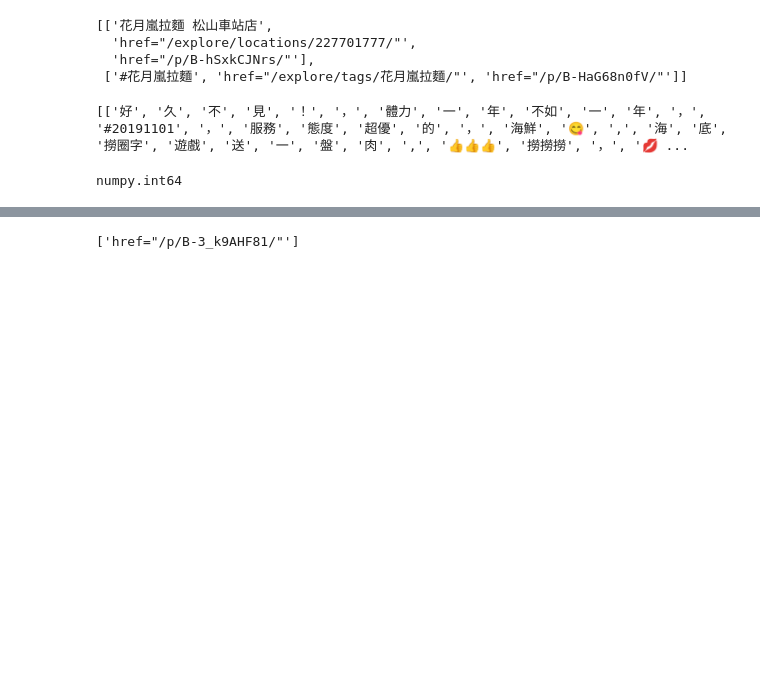
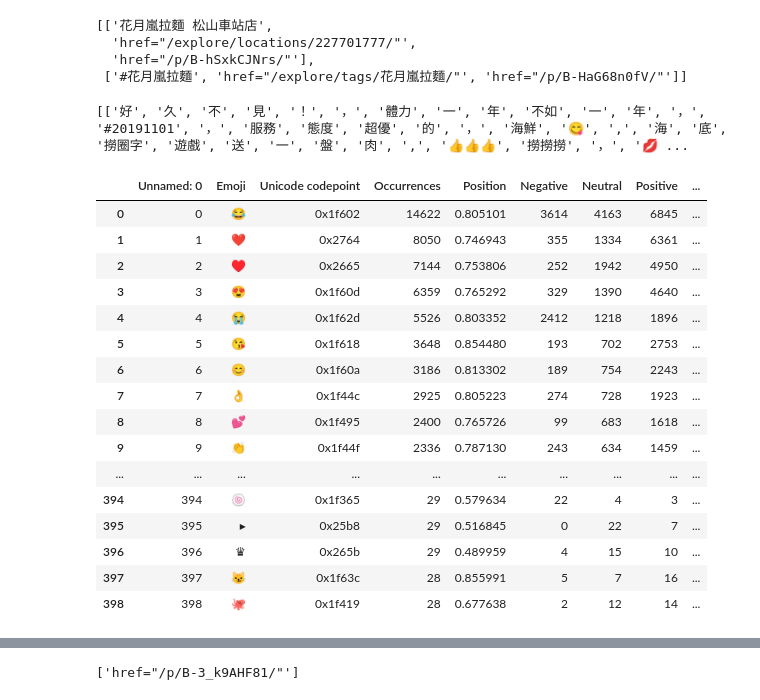
Before and after one commit to r07725012/Thesis_backup, a Jupyter notebook: sentiment_analysis.ipynb, the cells around one changed output, grey strips where cells are left out. Drawn from its saved outputs; the diff is of its cells as text; code cells hidden in the pictures; blank space fills up the shorter version.

```diff
--- a/sentiment_analysis.ipynb
+++ b/sentiment_analysis.ipynb
@@ -128,6 +131,27 @@ print(ws_results)
 #     print(name)
 # %% [output]
 [['好', '久', '不', '見', '！', '，', '體力', '一', '年', '不如', '一', '年', '，', '#20191101', '，', '服務', '態度', '超優', '的', '，', '海鮮', '😋', ',', '海', '底', '撈圈字', '遊戲', '送', '一', '盤', '肉', ',', '👍👍👍', '撈撈撈', '，', '💋 ...
+# %%
+temp_df = pd.read_csv('dataset/dic_trad/Emoji_Sentiment.csv')
+temp_df
+# %% [output]
+|  | Unnamed: 0 | Emoji | Unicode codepoint | Occurrences | Position | Negative | Neutral | Positive | ... |
+| 0 | 0 | 😂 | 0x1f602 | 14622 | 0.805101 | 3614 | 4163 | 6845 | ... |
+| 1 | 1 | ❤ | 0x2764 | 8050 | 0.746943 | 355 | 1334 | 6361 | ... |
+| 2 | 2 | ♥ | 0x2665 | 7144 | 0.753806 | 252 | 1942 | 4950 | ... |
+| 3 | 3 | 😍 | 0x1f60d | 6359 | 0.765292 | 329 | 1390 | 4640 | ... |
+| 4 | 4 | 😭 | 0x1f62d | 5526 | 0.803352 | 2412 | 1218 | 1896 | ... |
+| 5 | 5 | 😘 | 0x1f618 | 3648 | 0.854480 | 193 | 702 | 2753 | ... |
+| 6 | 6 | 😊 | 0x1f60a | 3186 | 0.813302 | 189 | 754 | 2243 | ... |
+| 7 | 7 | 👌 | 0x1f44c | 2925 | 0.805223 | 274 | 728 | 1923 | ... |
+| 8 | 8 | 💕 | 0x1f495 | 2400 | 0.765726 | 99 | 683 | 1618 | ... |
+| 9 | 9 | 👏 | 0x1f44f | 2336 | 0.787130 | 243 | 634 | 1459 | ... |
+| ... | ... | ... | ... | ... | ... | ... | ... | ... | ... |
+| 394 | 394 | 🍥 | 0x1f365 | 29 | 0.579634 | 22 | 4 | 3 | ... |
+| 395 | 395 | ▸ | 0x25b8 | 29 | 0.516845 | 0 | 22 | 7 | ... |
+| 396 | 396 | ♛ | 0x265b | 29 | 0.489959 | 4 | 15 | 10 | ... |
+| 397 | 397 | 😼 | 0x1f63c | 28 | 0.855991 | 5 | 7 | 16 | ... |
+| 398 | 398 | 🐙 | 0x1f419 | 28 | 0.677638 | 2 | 12 | 14 | ... |
 # %%
 # word_pos = dict(zip(ws_results[0],pos_results[0])) # combine word and pos tag
 # %%
@@ -263,7 +254,3 @@ def output_csv(filename, data_list, write_method):
         writer  = csv.writer(csvfile)   # 建立 CSV 檔寫入器
         for row in data_list: # format: two dimension
             writer.writerow(row)
-# %%
-type(articles['likes'][0])
-# %% [output]
-numpy.int64
```
Also changed, not shown: parts of 10 cells of this notebook.
